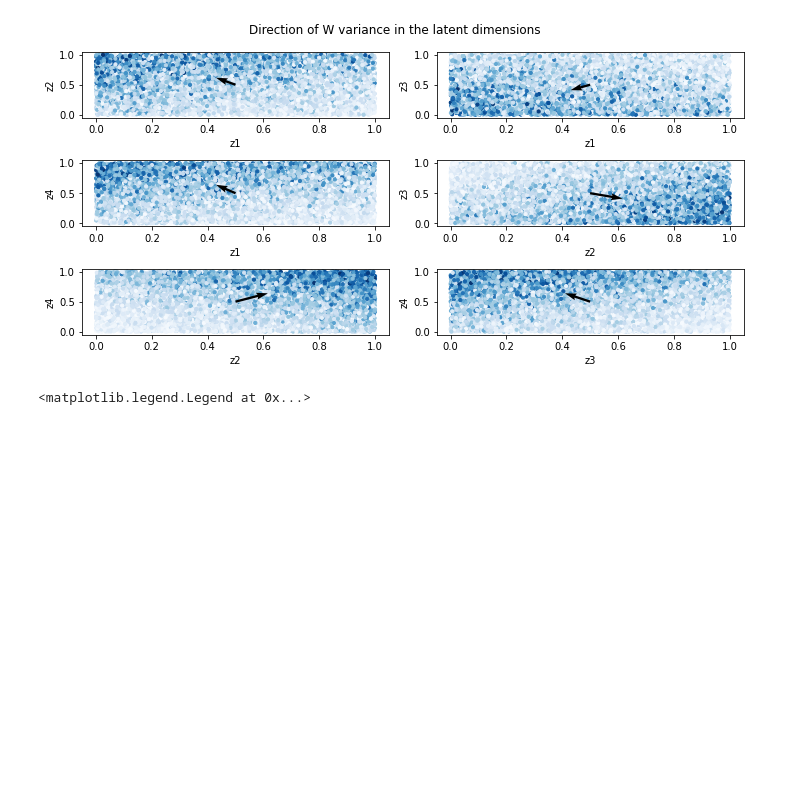
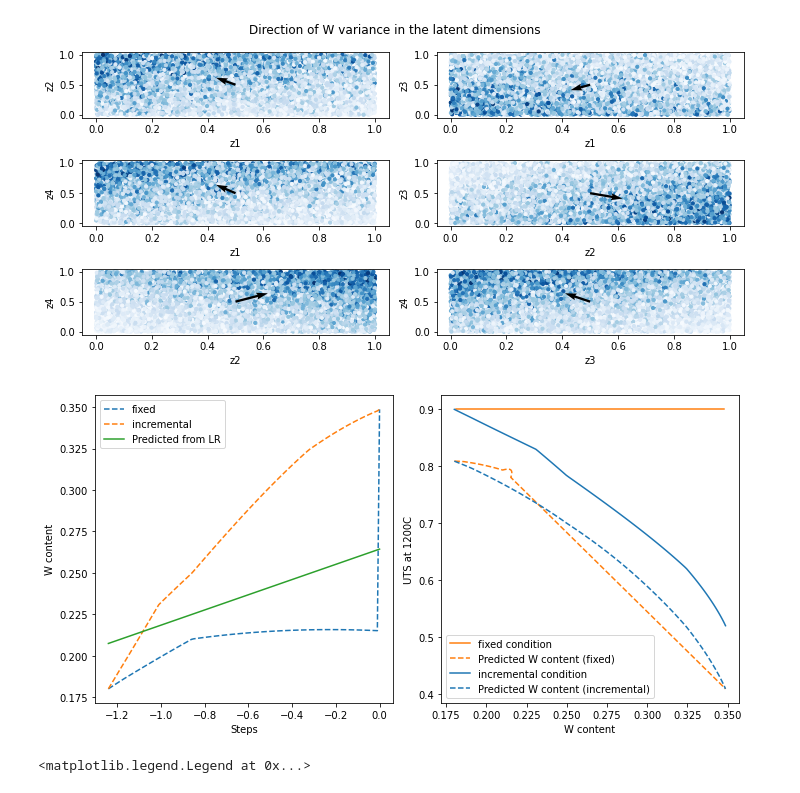
Before and after one commit to dovahkiin0022/forward_v_inverse, a Jupyter notebook: notebooks/visualization.ipynb, the cells around one changed output. Drawn from its saved outputs; the diff is of its cells as text; code cells hidden in the pictures; blank space fills up the shorter version.

```diff
--- a/notebooks/visualization.ipynb
+++ b/notebooks/visualization.ipynb
@@ -59,6 +59,48 @@ plt.suptitle('Direction of W variance in the latent dimensions')
 plt.tight_layout()
 # %% [output]
 [figure]
+# %%
+fig,ax = plt.subplots(1,2, figsize = (10,5))
+ax = ax.ravel()
+fixed_bin = [True, False]
+for bin in fixed_bin:
+        i = int(bin)
+
+        if bin:
+            c = 'tab:orange'
+            label = 'fixed'
+            new_predicted_w = np.array(results_dict['inverse']['fixed']['predicted_w']),
+            gen_w_content = np.array(results_dict['inverse']['fixed']['actual_w']),
+            g_fake_data_fixed = np.array(results_dict['inverse']['fixed']['g_fake_data']),
+            g_fake_data_uts = np.array(results_dict['inverse']['fixed']['g_fake_data_uts']),
+            y = np.array(results_dict['inverse']['fixed']['y']),
+            n_points = np.array(results_dict['inverse']['fixed']['x'])
+            ax[1].axhline(y = y, xmin = 0.05, xmax = 0.95, color = c, label = '{} condition'.format(label))
+
+        else:
+            c = 'tab:blue'
+            label = 'incremental'
+            new_predicted_w = np.array(results_dict['inverse']['inc']['predicted_w']),
+            gen_w_content = np.array(results_dict['inverse']['inc']['actual_w']),
+            g_fake_data_fixed = np.array(results_dict['inverse']['inc']['g_fake_data']),
+            g_fake_data_uts = np.array(results_dict['inverse']['inc']['g_fake_data_uts']),
+            y = np.array(results_dict['inverse']['inc']['y']),
+            n_points = np.array(results_dict['inverse']['inc']['x'])
+            ax[1].plot(np.array(gen_w_content).reshape(-1), np.array(y).reshape(-1), color = c, label = '{} condition'.format(label))
+        ax[0].plot(n_points.reshape(-1),np.array(gen_w_content).reshape(-1), linestyle='dashed', label = label)
+        ax[1].plot(np.array(gen_w_content).reshape(-1), np.array(g_fake_data_uts).reshape(-1), color = c, linestyle = 'dashed', label = 'Predicted W content ({})'.format(label))
+
+ax[0].plot(np.array(n_points).reshape(-1),np.array(new_predicted_w).reshape(-1), label = 'Predicted from LR')
+ax[0].set_xlabel('Steps')
+ax[0].set_ylabel('W content')
+ax[1].set_xlabel('W content')
+ax[1].set_ylabel('UTS at 1200C')
+ax[0].legend()
+ax[1].legend()
+
+plt.tight_layout()
+# %% [output]
+[figure, added]
 # %%
 fig,ax = plt.subplots(figsize = (7,7))
 inverse_uts_fixed = results_dict['inverse']['fixed']['g_fake_data_uts']
```
Also changed, not shown: 9 other files.
